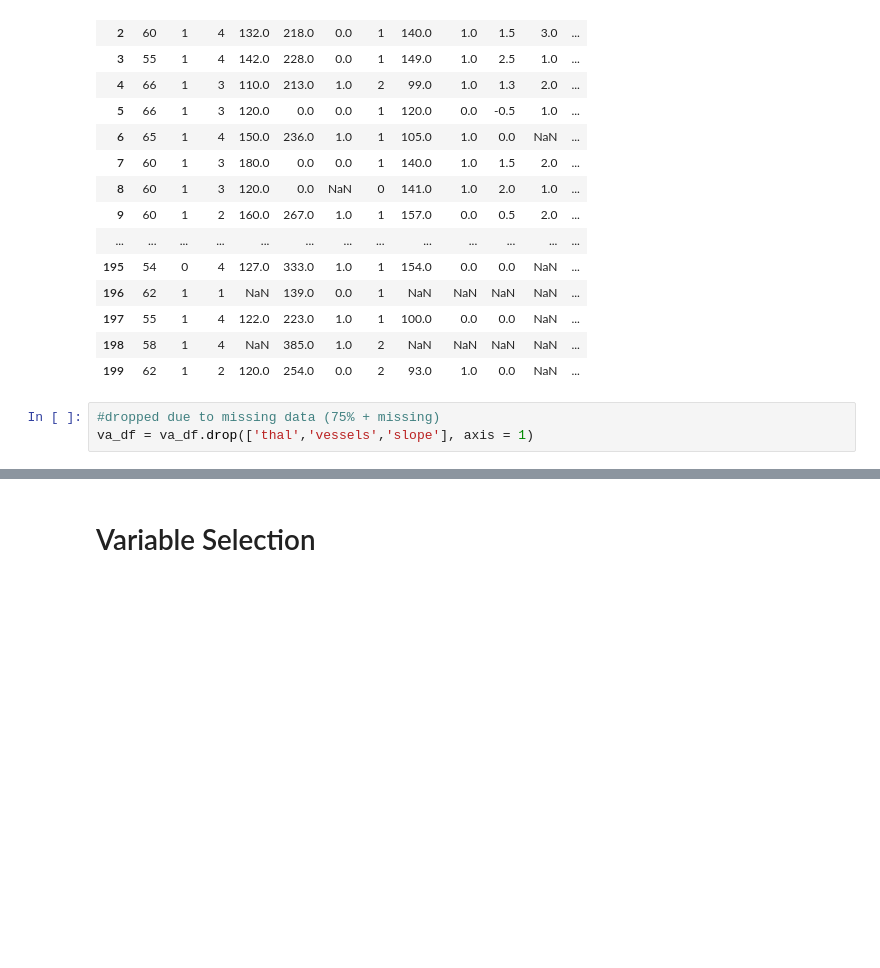
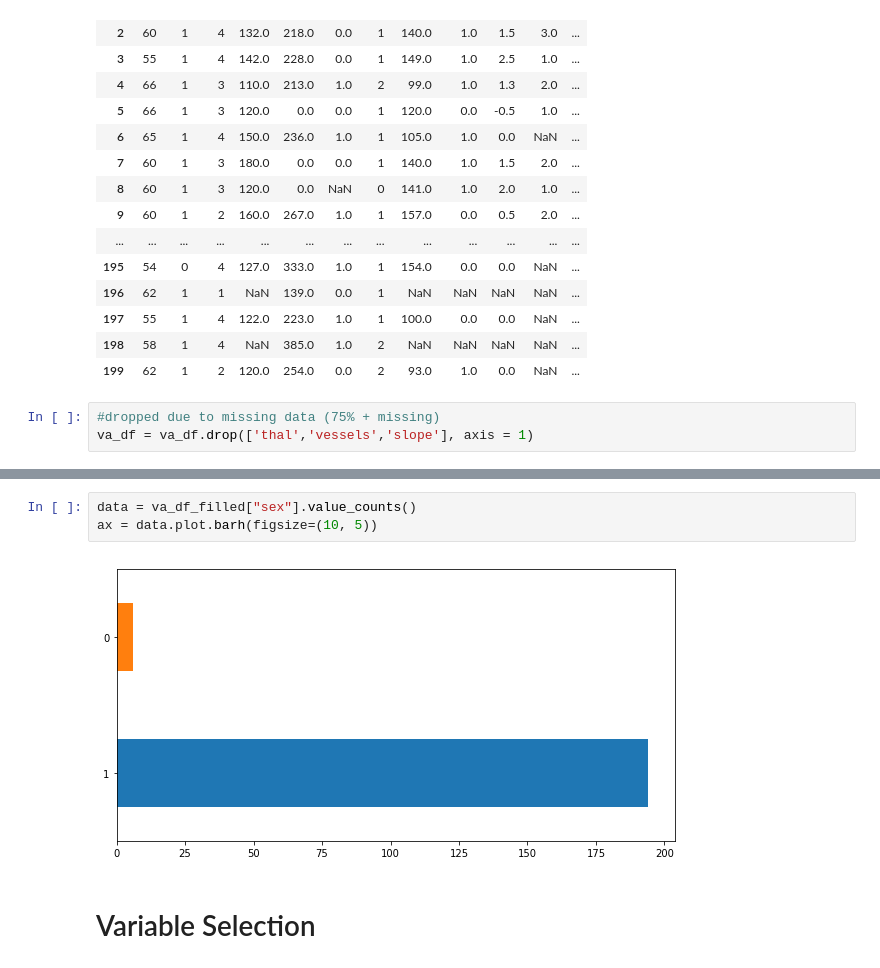
Before and after one commit to Jakearns95/heart-disease, a Jupyter notebook: Heart_Disease_Analysis.ipynb, the cells around one changed output, grey strips where cells are left out. Cells and saved outputs as stored; diff of their text form; blank space fills up the shorter version.

```diff
--- a/Heart_Disease_Analysis.ipynb
+++ b/Heart_Disease_Analysis.ipynb
@@ -124,3 +149,8 @@ va_df_filled
+# %%
+data = va_df_filled["sex"].value_counts()
+ax = data.plot.barh(figsize=(10, 5))
+# %% [output]
+[figure, added]
 # %% [markdown]
 # Variable Selection
 # %%
```
Also changed, not shown: parts of 15 cells of this notebook.
